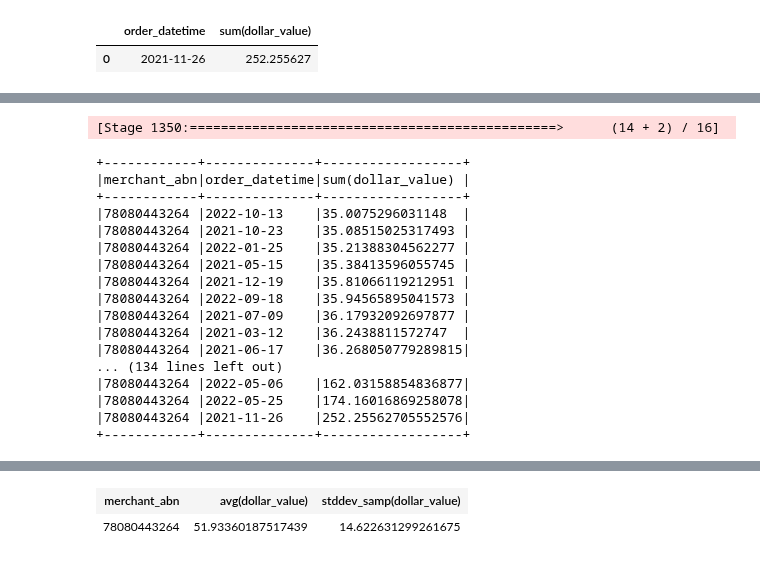
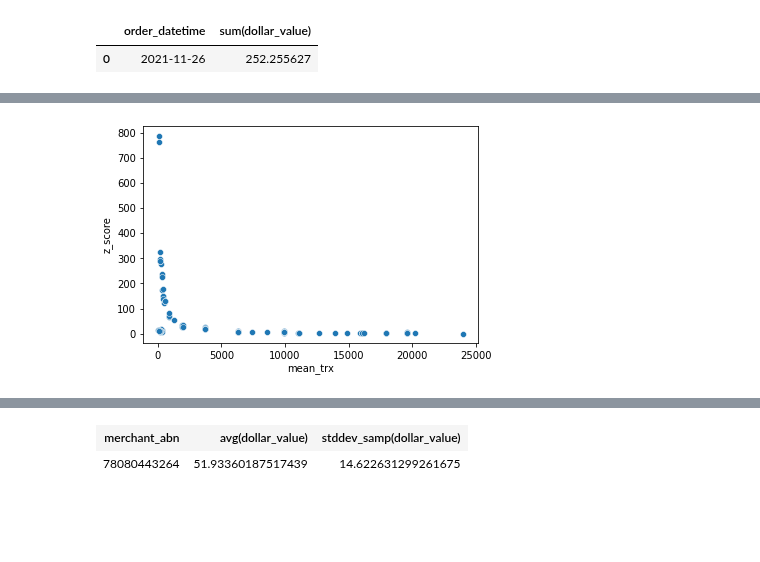
Before and after one commit to MAST30034-Applied-Data-Science/generic-buy-now-pay-later-project-group-11, a Jupyter notebook: notebooks/fraud_analysis.ipynb, the cells around one changed output, grey strips where cells are left out. Cells and saved outputs as stored; diff of their text form; code cells hidden in the pictures; blank space fills up the shorter version.

```diff
--- a/notebooks/fraud_analysis.ipynb
+++ b/notebooks/fraud_analysis.ipynb
@@ -480,17 +480,36 @@ sus_merchant_pd
 |  | order_datetime | sum(dollar_value) |
 | 0 | 2021-11-26 | 252.255627 |
 # %%
-@F.udf(FloatType())
+@F.udf(DoubleType())
 def get_z(dollar, mean, sdev):
-    if sdev == 0.0:
-        return 0.0
-    z = (dollar - mean) / sdev
+    if sdev == 0:
+        z = 0
+    elif sdev == None:
+        z = -1
+    else:
+        z = (dollar - mean) / sdev
     return abs(z)
+
+@F.udf(DoubleType())
+def multiple(dollar, mean):
+    return dollar / mean
+
+@F.udf(BooleanType())
+def has_fraud(fraud):
+    if fraud == None:
+        return False
+    else:
+        return True
 # %%
 df_mean_sd = all_trx.groupby("merchant_abn").agg(F.mean("dollar_value").alias("mean_trx"), F.stddev("dollar_value").alias("stddev_trx"))
-df_grouped = all_trx.groupby(["merchant_abn", "order_datetime", "fraud_merchant_pr"]).agg(F.sum("dollar_value").alias("sum_trx"))
+df_grouped = all_trx.groupby(["merchant_abn", "order_datetime", "fraud_merchant_pr"]).agg(F.sum("dollar_value").alias("sum_trx"), \
+    F.count("dollar_value").alias("count_trx"))
 df_grouped = df_grouped.join(df_mean_sd, on="merchant_abn")
-df_grouped = df_grouped.withColumn("z_score", F.col("sum_trx") - F.col(""))
+df_grouped = df_grouped.withColumn("z_score", get_z(F.col("sum_trx"), F.col("mean_trx"), F.col("stddev_trx")))
+df_grouped = df_grouped.withColumn("multiple", multiple(F.col("sum_trx"), F.col("mean_trx")))
+df_grouped = df_grouped.withColumn("has_fraud", has_fraud(F.col("fraud_merchant_pr")))
+# %%
+df_grouped = df_grouped.where(F.col("order_datetime") < "2022-02-28")
 # %%
-df_grouped.where(F.col("fraud_merchant_pr").isNotNull()).sort("z_score", ascending=False)
+pd_grouped = df_grouped.where((F.col("fraud_merchant_pr").isNotNull())).toPandas()
 # %% [output]
@@ -573,21 +552,4 @@ KeyboardInterrupt:
-# %%
-all_trx.groupby(["merchant_abn", "order_datetime"]).sum("dollar_value").where((F.col("merchant_abn") == "78080443264")).sort("sum(dollar_value)").show(500, truncate=False)
-# %% [output]
-[Stage 1350:===============================================>      (14 + 2) / 16]
-+------------+--------------+------------------+
-|merchant_abn|order_datetime|sum(dollar_value) |
-+------------+--------------+------------------+
-|78080443264 |2022-10-13    |35.0075296031148  |
-|78080443264 |2021-10-23    |35.08515025317493 |
-|78080443264 |2022-01-25    |35.21388304562277 |
-|78080443264 |2021-05-15    |35.38413596055745 |
-|78080443264 |2021-12-19    |35.81066119212951 |
-|78080443264 |2022-09-18    |35.94565895041573 |
-|78080443264 |2021-07-09    |36.17932092697877 |
-|78080443264 |2021-03-12    |36.2438811572747  |
-|78080443264 |2021-06-17    |36.268050779289815|
-... (134 lines left out)
-|78080443264 |2022-05-06    |162.03158854836877|
-|78080443264 |2022-05-25    |174.16016869258078|
-|78080443264 |2021-11-26    |252.25562705552576|
-+------------+--------------+------------------+
+# %%
+ax = sns.scatterplot(pd_grouped["mean_trx"], pd_grouped["z_score"])
+# %% [output]
+[figure, added]
```
Also changed, not shown: parts of 69 cells of this notebook, 1 other file.
